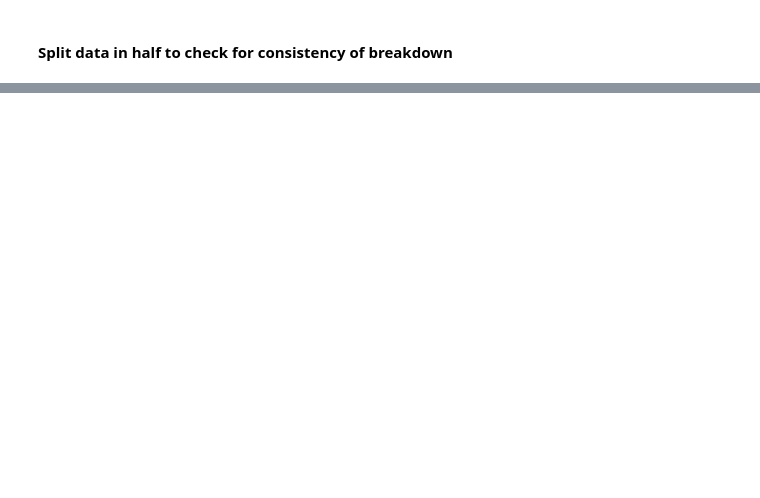
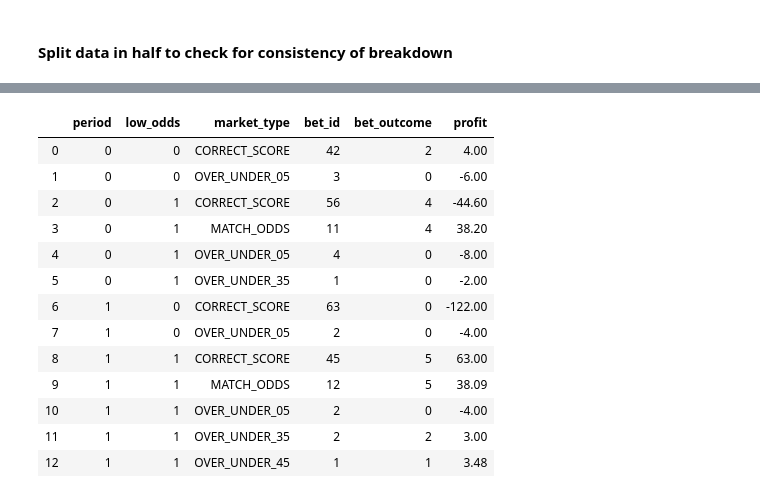
Before and after one commit to AngusMcKay/free_money, a Jupyter notebook: tote/Betfair football monitor.ipynb, the cells around one changed output, grey strips where cells are left out. Drawn from its saved outputs; the diff is of its cells as text; code cells hidden in the pictures; blank space fills up the shorter version.

```diff
--- a/tote/Betfair football monitor.ipynb
+++ b/tote/Betfair football monitor.ipynb
@@ -693,0 +718,2 @@ predictions_data_with_event_counts.groupby(['period', 'big_lay_back_gap_pc', 'lo
+# %%
+predictions_data_with_event_counts['low_odds'] = (predictions_data_with_event_counts['back_price_1']<20)*1
@@ -693,0 +732,21 @@ predictions_data_with_event_counts.groupby(['period', 'big_lay_back_gap_pc', 'lo
+# %%
+predictions_data_with_event_counts.groupby(['period', 'low_odds', 'market_type']).agg({
+    'bet_id': len,
+    'bet_outcome': lambda x: sum(np.array(x)=='WON'),
+    'profit': sum
+}).reset_index().sort_values(['period', 'low_odds', 'market_type'])
+# %% [output]
+|  | period | low_odds | market_type | bet_id | bet_outcome | profit |
+| 0 | 0 | 0 | CORRECT_SCORE | 42 | 2 | 4.00 |
+| 1 | 0 | 0 | OVER_UNDER_05 | 3 | 0 | -6.00 |
+| 2 | 0 | 1 | CORRECT_SCORE | 56 | 4 | -44.60 |
+| 3 | 0 | 1 | MATCH_ODDS | 11 | 4 | 38.20 |
+| 4 | 0 | 1 | OVER_UNDER_05 | 4 | 0 | -8.00 |
+| 5 | 0 | 1 | OVER_UNDER_35 | 1 | 0 | -2.00 |
+| 6 | 1 | 0 | CORRECT_SCORE | 63 | 0 | -122.00 |
+| 7 | 1 | 0 | OVER_UNDER_05 | 2 | 0 | -4.00 |
+| 8 | 1 | 1 | CORRECT_SCORE | 45 | 5 | 63.00 |
+| 9 | 1 | 1 | MATCH_ODDS | 12 | 5 | 38.09 |
+| 10 | 1 | 1 | OVER_UNDER_05 | 2 | 0 | -4.00 |
+| 11 | 1 | 1 | OVER_UNDER_35 | 2 | 2 | 3.00 |
+| 12 | 1 | 1 | OVER_UNDER_45 | 1 | 1 | 3.48 |
```
Also changed, not shown: parts of 34 cells of this notebook, 2 other files.
